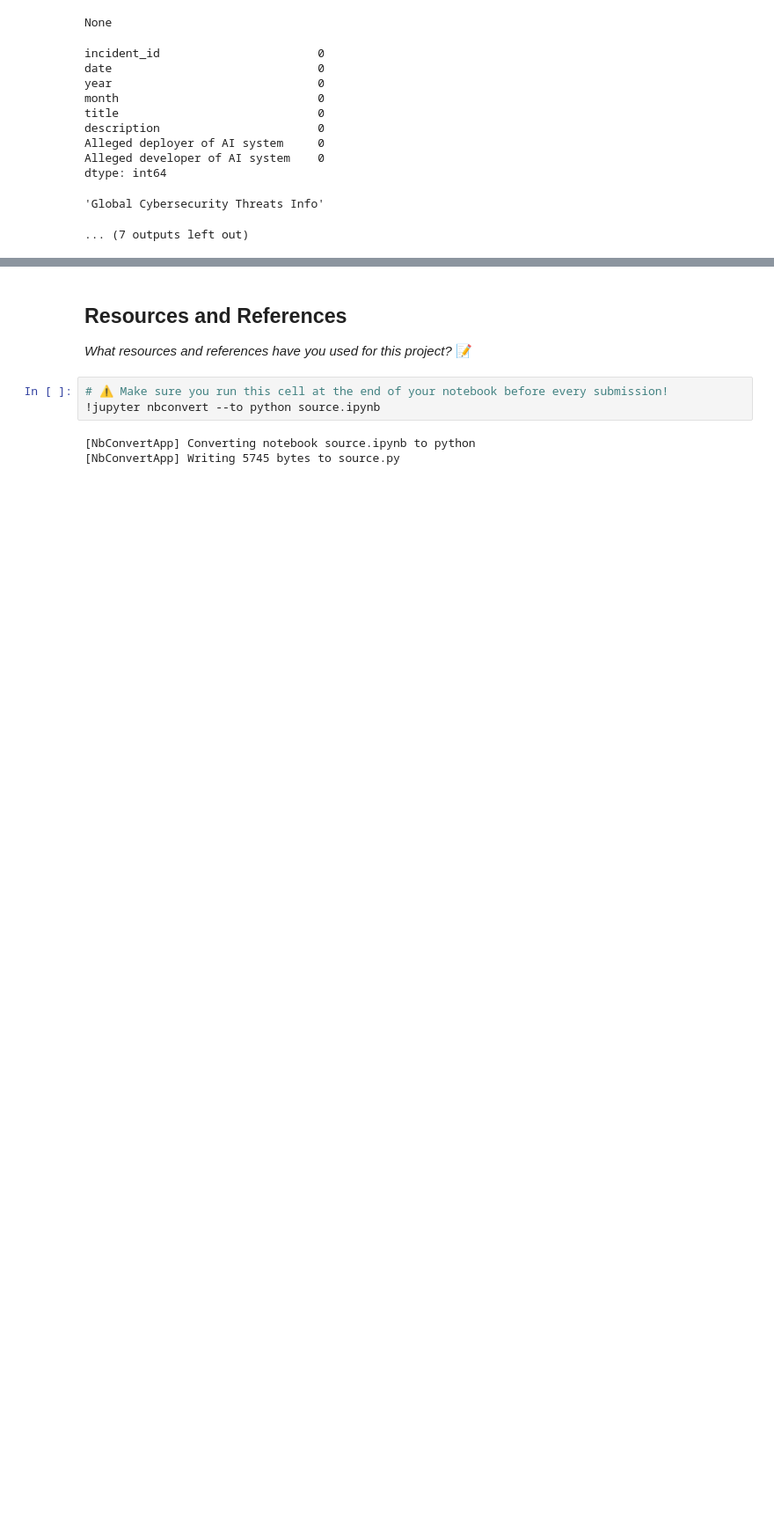
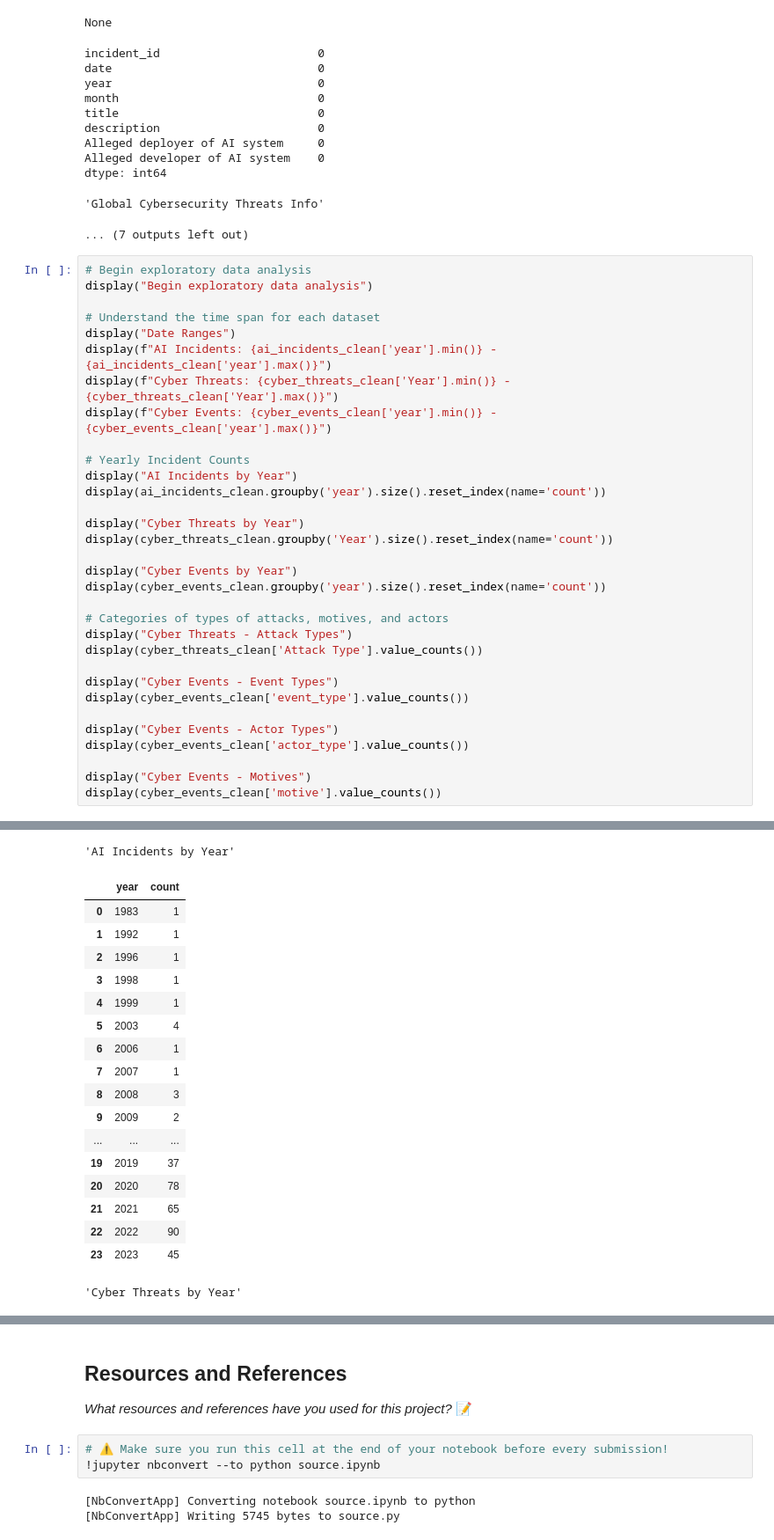
Before and after one commit to IT4063C001-Fall2025/final-project-sethpa, a Jupyter notebook: source.ipynb, the cells around one changed output, grey strips where cells are left out. Shown: that part at 88% size. Saved outputs shown, nothing was run; the diff lists cells and outputs as text; blank space fills up the shorter version.

Commit message:
Begin exploratory data analysis

```diff
--- a/source.ipynb
+++ b/source.ipynb
@@ -311,3 +311,36 @@ Alleged developer of AI system    0
 dtype: int64
 'Global Cybersecurity Threats Info'
 ... (7 outputs left out)
+# %%
+# Begin exploratory data analysis
+display("Begin exploratory data analysis")
+
+# Understand the time span for each dataset
+display("Date Ranges")
+display(f"AI Incidents: {ai_incidents_clean['year'].min()} - {ai_incidents_clean['year'].max()}")
+display(f"Cyber Threats: {cyber_threats_clean['Year'].min()} - {cyber_threats_clean['Year'].max()}")
+display(f"Cyber Events: {cyber_events_clean['year'].min()} - {cyber_events_clean['year'].max()}")
+
+# Yearly Incident Counts
+display("AI Incidents by Year")
+display(ai_incidents_clean.groupby('year').size().reset_index(name='count'))
+
+display("Cyber Threats by Year")
+display(cyber_threats_clean.groupby('Year').size().reset_index(name='count'))
+
+display("Cyber Events by Year")
+display(cyber_events_clean.groupby('year').size().reset_index(name='count'))
+
+# Categories of types of attacks, motives, and actors
+display("Cyber Threats - Attack Types")
+display(cyber_threats_clean['Attack Type'].value_counts())
+
+display("Cyber Events - Event Types")
+display(cyber_events_clean['event_type'].value_counts())
+
+display("Cyber Events - Actor Types")
+display(cyber_events_clean['actor_type'].value_counts())
+
+display("Cyber Events - Motives")
+display(cyber_events_clean['motive'].value_counts())
+# %% [output]
@@ -313,0 +352,19 @@ dtype: int64
+'AI Incidents by Year'
+|  | year | count |
+| 0 | 1983 | 1 |
+| 1 | 1992 | 1 |
+| 2 | 1996 | 1 |
+| 3 | 1998 | 1 |
+| 4 | 1999 | 1 |
+| 5 | 2003 | 4 |
+| 6 | 2006 | 1 |
+| 7 | 2007 | 1 |
+| 8 | 2008 | 3 |
+| 9 | 2009 | 2 |
+| ... | ... | ... |
+| 19 | 2019 | 37 |
+| 20 | 2020 | 78 |
+| 21 | 2021 | 65 |
+| 22 | 2022 | 90 |
+| 23 | 2023 | 45 |
+'Cyber Threats by Year'
```
Also changed, not shown: parts of 1 cell of this notebook.
